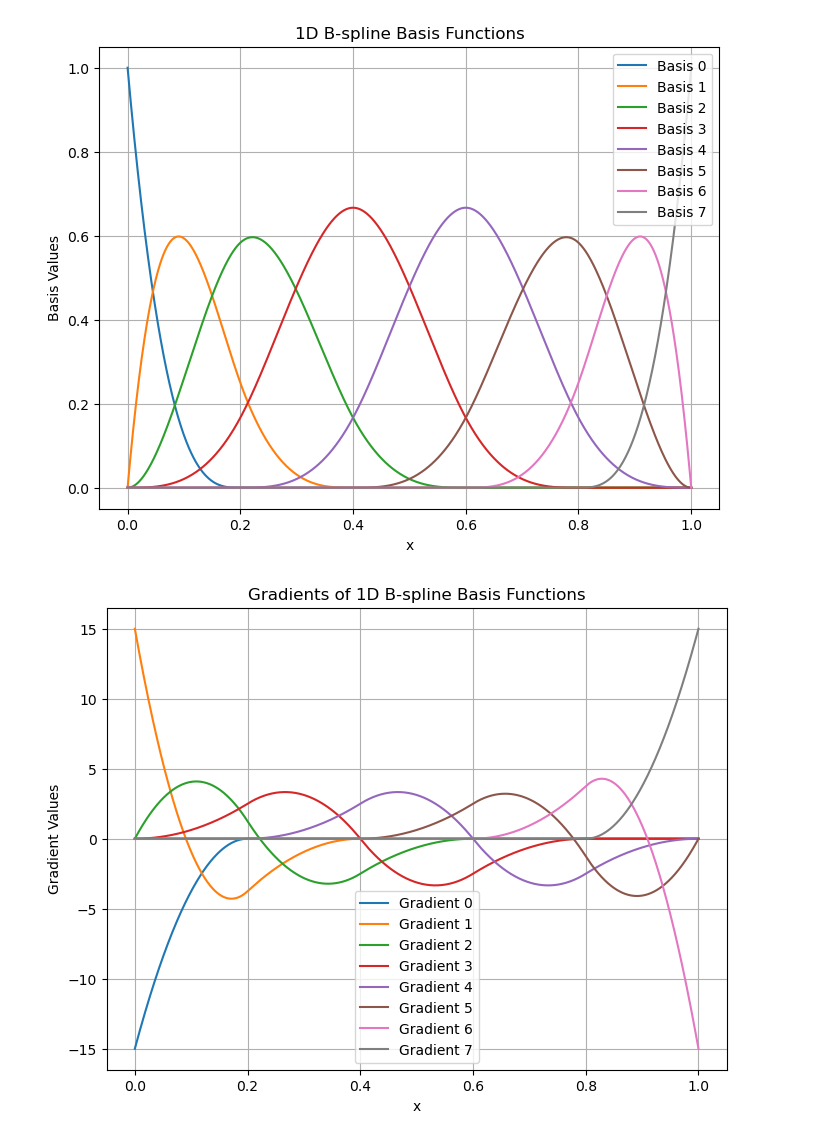
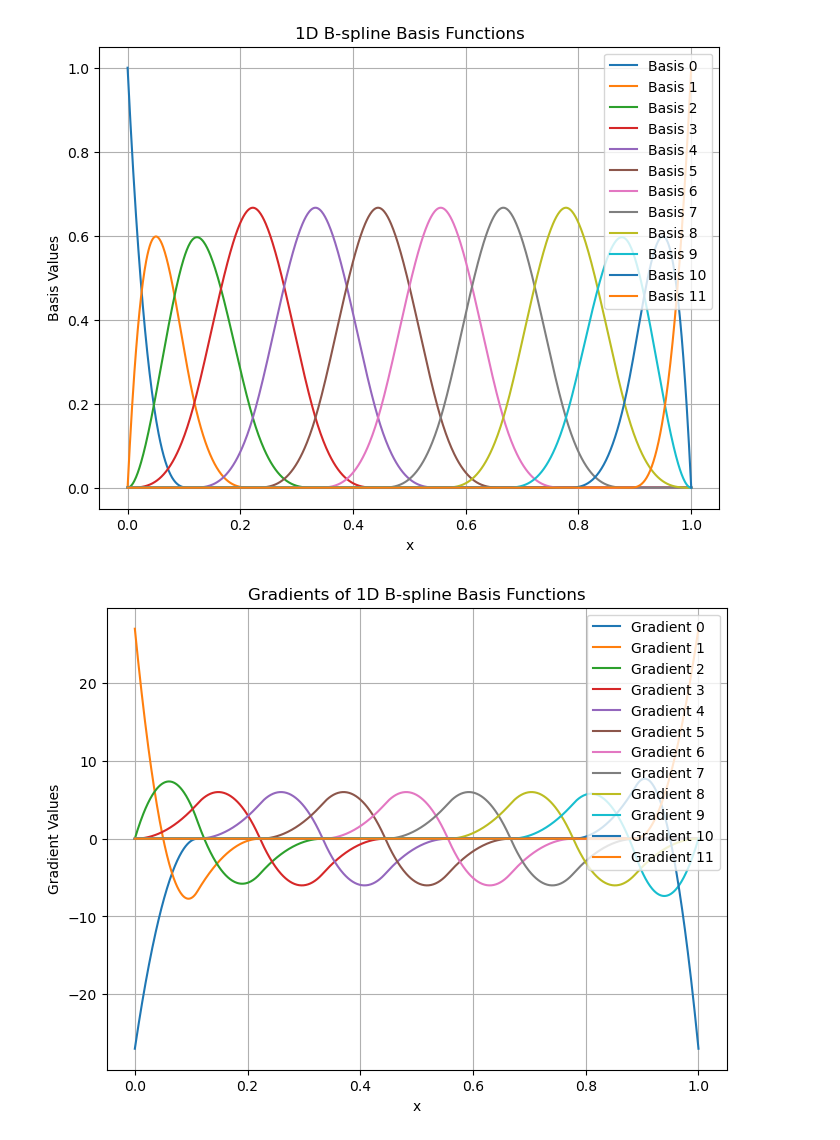
Before and after one commit to JoostHMPrins/ngo, a Jupyter notebook: developnotebooks/B-splines.ipynb, the cells around one changed output. Drawn from its saved outputs; the diff is of its cells as text; code cells hidden in the pictures.

```diff
--- a/developnotebooks/B-splines.ipynb
+++ b/developnotebooks/B-splines.ipynb
@@ -108,33 +108,33 @@ class BSplineBasis1D:
         knots = self.knot_vector
         resolution = 1000
         min_knot = knots[self.p]
         max_knot = knots[-self.p-1]
         x_values = np.linspace(min_knot, max_knot, resolution)  # Use full knot span for x_values
         basis_gradients_matrix = self.grad(x_values)
         plt.figure(figsize=(8, 6))
         for i in range(self.num_basis):
             plt.plot(x_values, basis_gradients_matrix[:, i], label=f'Gradient {i}')
         plt.title(f'Gradients of 1D B-spline Basis Functions')
         plt.xlabel('x')
         plt.ylabel('Gradient Values')
         plt.legend()
         plt.grid(True)
         # plt.savefig("BSplinegrad1D.svg", bbox_inches='tight', transparent=True)
         plt.show()
 
 # Example usage for 1D B-spline basis functions
-knots1dx = np.array([0,0,0,0,0.2,0.4,0.6,0.8,1,1,1,1])
+knots1dx = np.array([0,0,0,0, 1/9, 2/9, 3/9, 4/9, 5/9, 6/9, 7/9, 8/9, 1,1,1,1])
 
 polynomial_order = 3
 basis_1d = BSplineBasis1D(knots1dx, polynomial_order)
 
 x_values = np.linspace(0, 1, 1000)
 
 # Plot the 1D B-spline basis functions for dimension 0
 basis_1d.plot_1d_bspline_basis()
 
 # Plot the gradients of the 1D B-spline basis functions for dimension 0
 basis_1d.plot_1d_bspline_basis_gradients()
 # %% [output]
-[figure, old version]
+[figure, new version]
-[figure, old version]
+[figure, new version]
```
Also changed, not shown: parts of 2 cells of this notebook, 8 other files.
